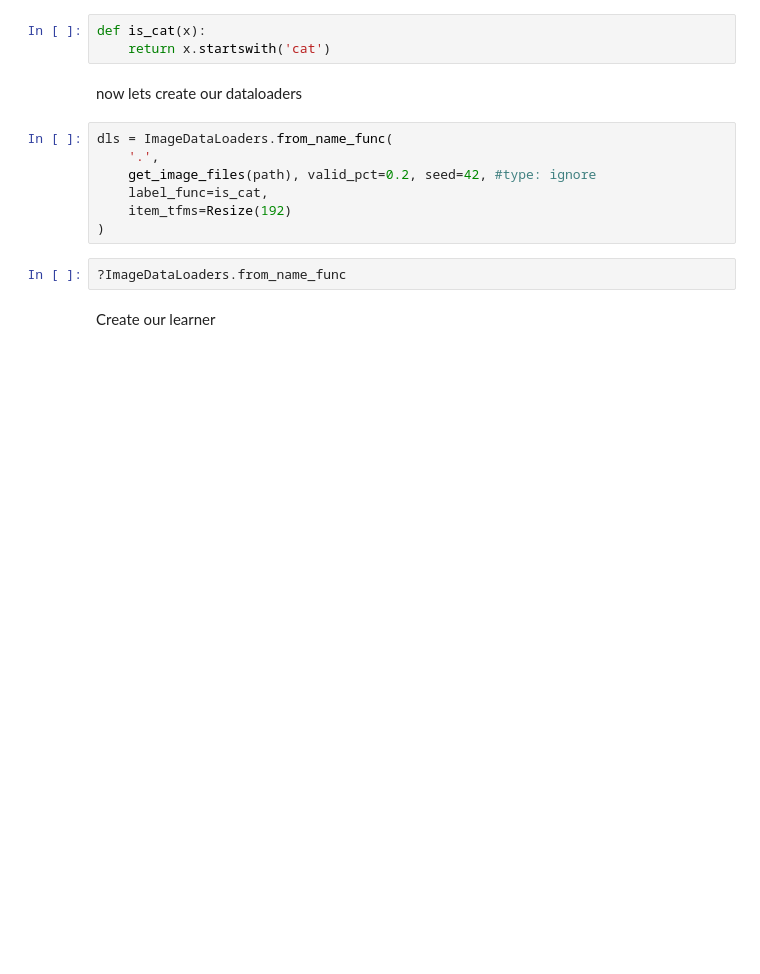
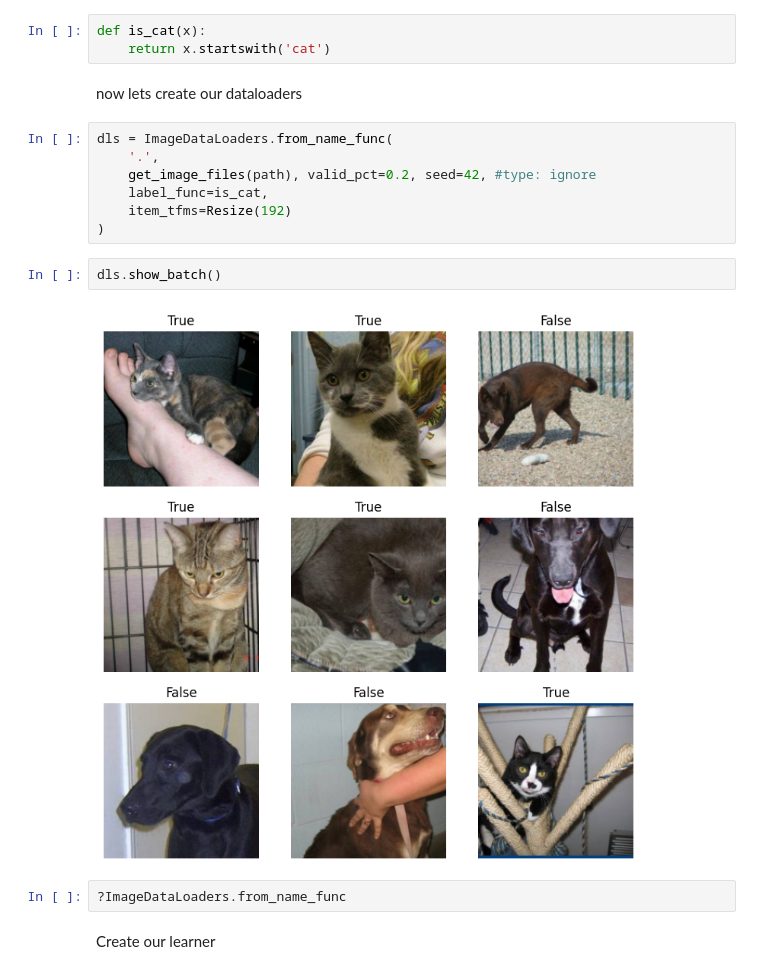
Before and after one commit to BMugo84/machine-learning-with-fastai, a Jupyter notebook: lesson 2/cats_vs_dogs_model.ipynb, the cells around one changed output. Saved outputs shown, nothing was run; the diff lists cells and outputs as text; blank space fills up the shorter version.

```diff
--- a/lesson 2/cats_vs_dogs_model.ipynb
+++ b/lesson 2/cats_vs_dogs_model.ipynb
@@ -28,6 +28,10 @@ dls = ImageDataLoaders.from_name_func(
     label_func=is_cat,
     item_tfms=Resize(192)
 )
+# %%
+dls.show_batch()
+# %% [output]
+[figure, added]
 # %%
 ?ImageDataLoaders.from_name_func
 # %% [markdown]
```
